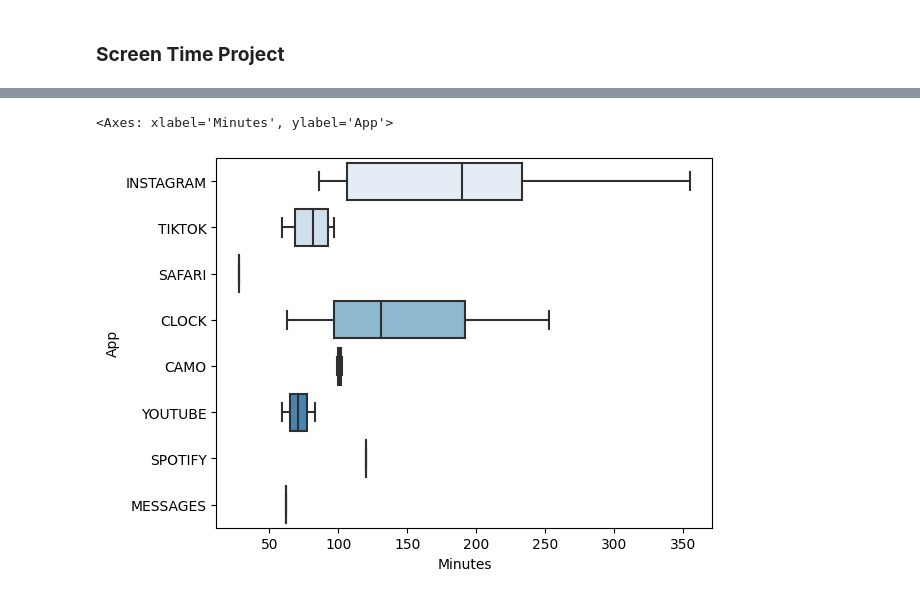
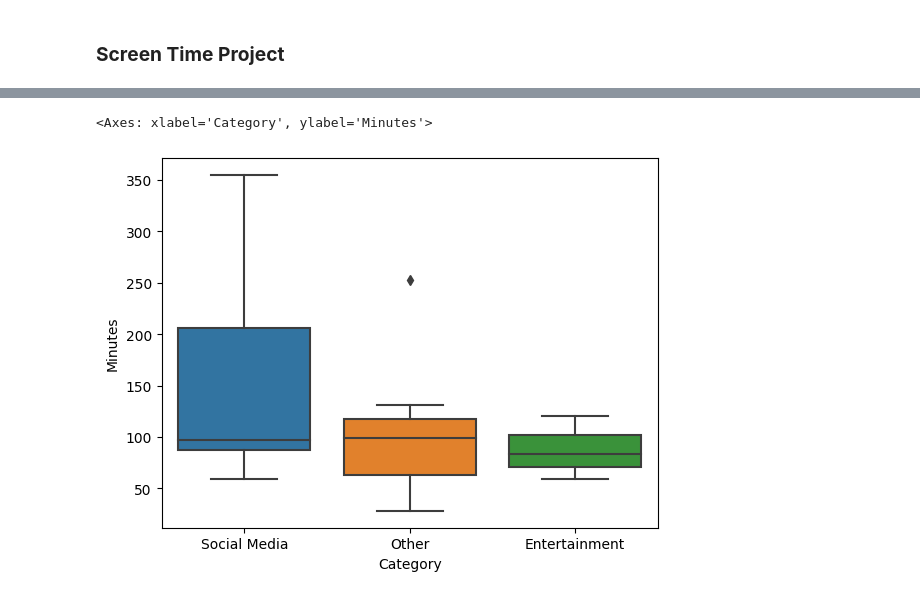
Before and after one commit to kennethayson/Skyline-Math-200, a Jupyter notebook: Screen_Time_Project.ipynb, the cells around one changed output, grey strips where cells are left out. Cells and saved outputs as stored; diff of their text form; code cells hidden in the pictures.

```diff
--- a/Screen_Time_Project.ipynb
+++ b/Screen_Time_Project.ipynb
@@ -23,5 +87,5 @@ sns.histplot(x='Minutes',data=screen_df)
 # %%
-sns.boxplot(x = 'Minutes' , y = 'App', data = screen_df,  palette="Blues")
+sns.boxplot(x='Category', y='Minutes', data=screen_df)
 # %% [output]
-<Axes: xlabel='Minutes', ylabel='App'>
+<Axes: xlabel='Category', ylabel='Minutes'>
-[figure, old version]
+[figure, new version]
```
Also changed, not shown: parts of 17 cells of this notebook.
